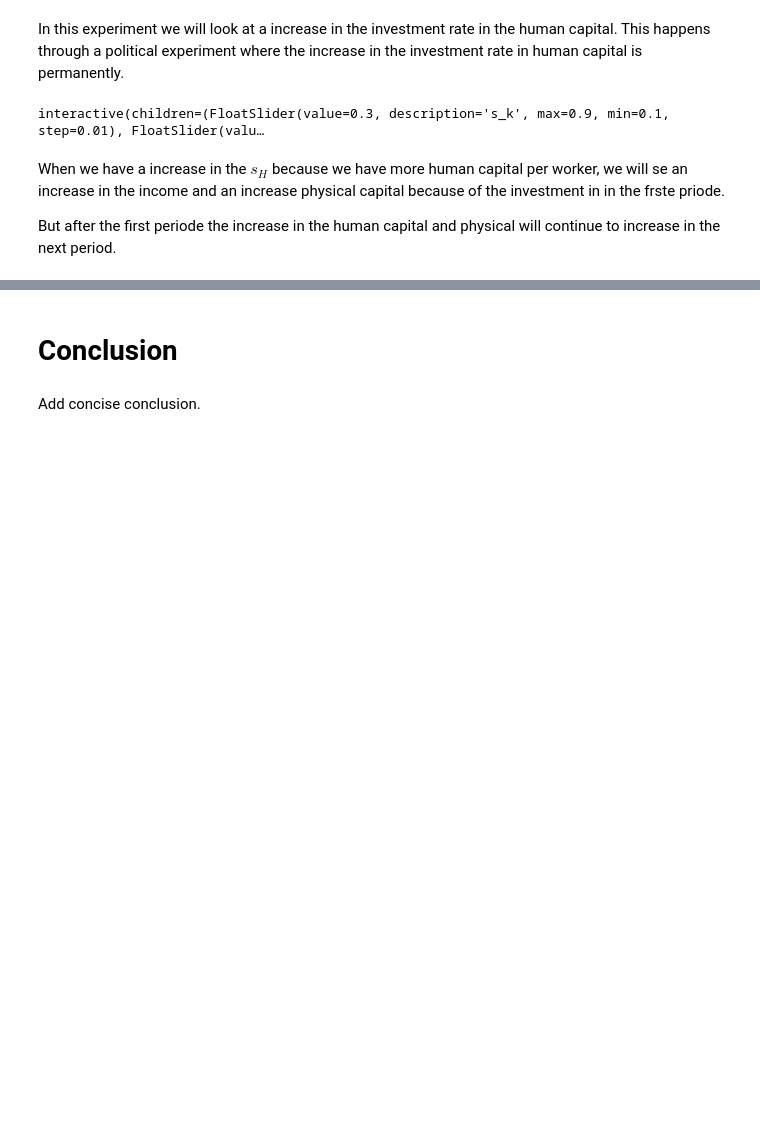
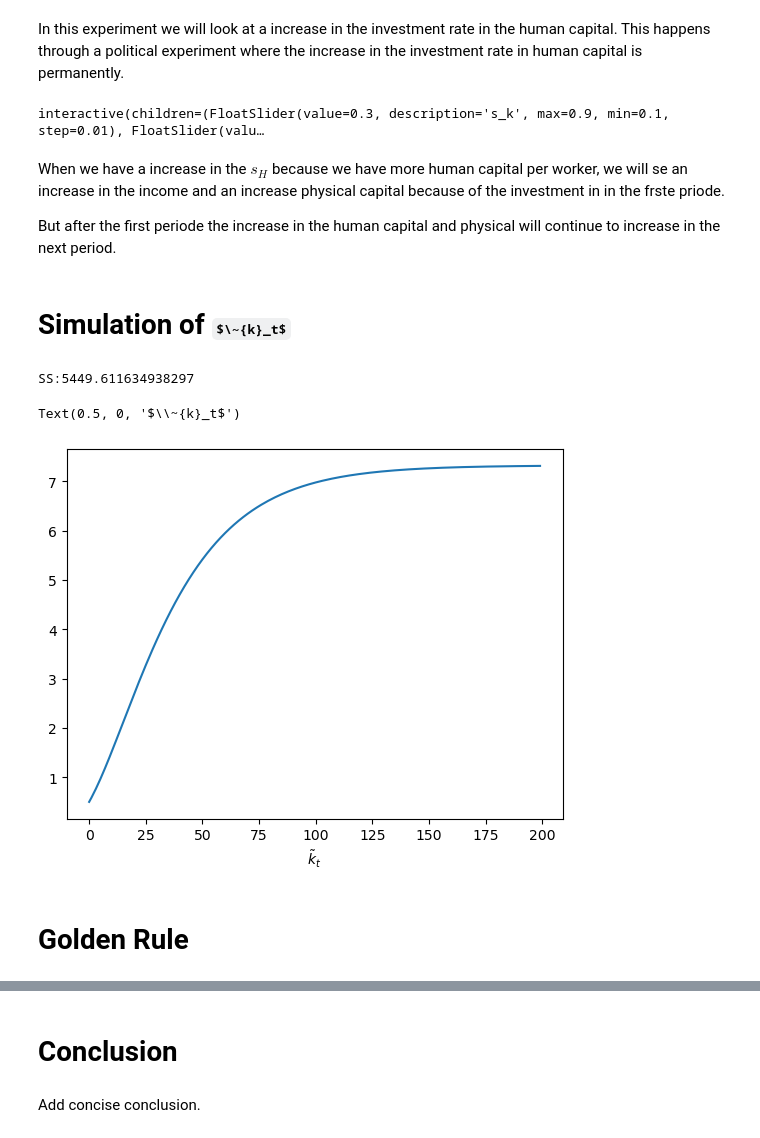
Before and after one commit to NumEconCopenhagen/projects-2023-rikke-og-emma, a Jupyter notebook: modelproject/modelproject.ipynb, the cells around one changed output, grey strips where cells are left out. Cells and saved outputs as stored; diff of their text form; code cells hidden in the pictures; some formulas as TeX source; blank space fills up the shorter version.

```diff
--- a/modelproject/modelproject.ipynb
+++ b/modelproject/modelproject.ipynb
@@ -514,3 +489,51 @@ interactive(children=(FloatSlider(value=0.3, description='s_k', max=0.9, min=0.1
 When we have  a increase in the $s_H$ because we have more human capital per worker, we will se an increase in the income and an increase physical capital because of the investment in in the frste priode.
 
 But after the first periode the increase in the human capital and physical will continue to increase in the next period.
+# %% [markdown]
+# Simulation of $\~{k}_t$
+# %%
+def sim(s_h=0.2,s_k =0.2):
+    g=0.02
+    n=0.01
+    alpha=0.3
+    phi=0.3
+    delta=0.06
+
+    def prod(K, H, A, L):
+        return K**alpha*H**phi*(A*L)**(1-alpha-phi)
+    T = 200
+    Ks = np.zeros(T)
+    Hs = np.zeros(T)
+    Ys = np.zeros(T)
+    Ls = np.zeros(T)
+    As = np.zeros(T)
+
+    Ks[0] = 1.0
+    Hs[0] = 1.0
+    Ls[0] = 1.0
+    As[0] = 2.0
+    Ys[0] = prod(Ks[0],Hs[0],As[0],Ls[0])
+    for t in range(1,T):
+        Ks[t] = s_k*Ys[t-1]+(1-delta)*Ks[t-1]
+        Hs[t] = s_h*Ys[t-1]+(1-delta)*Hs[t-1]
+        Ls[t] = (1+n)*Ls[t-1]
+        As[t] = (1+g)*As[t-1]
+        Ys[t] = prod(Ks[t],Hs[t],As[t],Ls[t])
+
+    return Ks, Hs, Ys, Ls, As
+
+Ks, Hs, Ys, Ls, As = sim()
+
+# SS last value
+print(f'SS:{Ks[199]}')
+# %% [output]
+SS:5449.611634938297
+# %%
+#plot of sim
+plt.plot(Ks/(Ls*As))
+plt.xlabel('$\~{k}_t$')
+# %% [output]
+Text(0.5, 0, '$\\~{k}_t$')
+[figure, added]
+# %% [markdown]
+# Golden Rule
```
Also changed, not shown: parts of 5 cells of this notebook, 2 other files.
